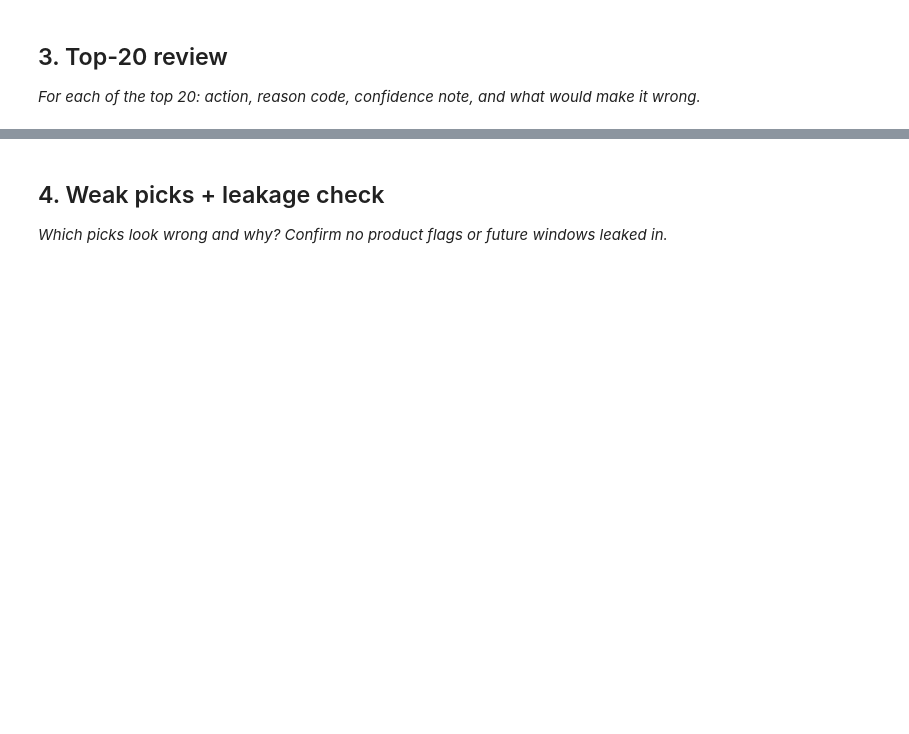
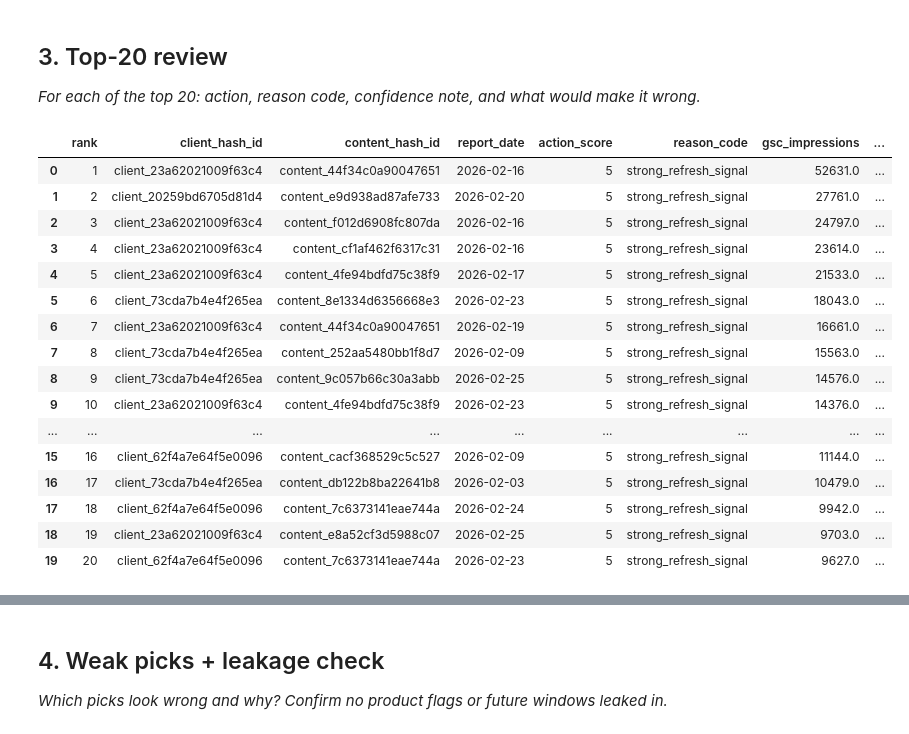
Before and after one commit to SamarthD07/flyrank-ml-internship, a Jupyter notebook: work/notebooks/w04_baseline_score.ipynb, the cells around one changed output, grey strips where cells are left out. Cells and saved outputs as stored; diff of their text form; code cells hidden in the pictures; blank space fills up the shorter version.

```diff
--- a/work/notebooks/w04_baseline_score.ipynb
+++ b/work/notebooks/w04_baseline_score.ipynb
@@ -22,0 +31,20 @@ This skeleton is yours to fill. Work the sections **in order** — each one has
+# %%
+from google.colab import userdata
+from huggingface_hub import hf_hub_download
+import pandas as pd
+
+HF_TOKEN = userdata.get("HF_TOKEN")
+
+feb_file = hf_hub_download(
+    repo_id="FlyRank/internship-warehouse",
+    filename="fact_content_daily_performance/month=2026-02/data_0.parquet",
+    repo_type="dataset",
+    token=HF_TOKEN
+)
+
+feb = pd.read_parquet(feb_file)
+
+print("February data loaded")
+print("Rows:", len(feb))
+print("Date range:", feb["report_date"].min(), "to", feb["report_date"].max())
+print("Columns:", len(feb.columns))
@@ -27,3 +175,32 @@ This skeleton is yours to fill. Work the sections **in order** — each one has
 # %%
 # This cell is for CODE (numbers, a query, a check).
 # Write your text answer in the cell ABOVE this one — typing sentences here breaks Run All.
+display(df[[
+    "rank",
+    "client_hash_id",
+    "content_hash_id",
+    "report_date",
+    "action_score",
+    "reason_code",
+    "gsc_impressions",
+    "gsc_clicks",
+    "gsc_avg_position"
+]].head(20))
+# %% [output]
+|  | rank | client_hash_id | content_hash_id | report_date | action_score | reason_code | gsc_impressions | ... |
+| 0 | 1 | client_23a62021009f63c4 | content_44f34c0a90047651 | 2026-02-16 | 5 | strong_refresh_signal | 52631.0 | ... |
+| 1 | 2 | client_20259bd6705d81d4 | content_e9d938ad87afe733 | 2026-02-20 | 5 | strong_refresh_signal | 27761.0 | ... |
+| 2 | 3 | client_23a62021009f63c4 | content_f012d6908fc807da | 2026-02-16 | 5 | strong_refresh_signal | 24797.0 | ... |
+| 3 | 4 | client_23a62021009f63c4 | content_cf1af462f6317c31 | 2026-02-16 | 5 | strong_refresh_signal | 23614.0 | ... |
+| 4 | 5 | client_23a62021009f63c4 | content_4fe94bdfd75c38f9 | 2026-02-17 | 5 | strong_refresh_signal | 21533.0 | ... |
+| 5 | 6 | client_73cda7b4e4f265ea | content_8e1334d6356668e3 | 2026-02-23 | 5 | strong_refresh_signal | 18043.0 | ... |
+| 6 | 7 | client_23a62021009f63c4 | content_44f34c0a90047651 | 2026-02-19 | 5 | strong_refresh_signal | 16661.0 | ... |
+| 7 | 8 | client_73cda7b4e4f265ea | content_252aa5480bb1f8d7 | 2026-02-09 | 5 | strong_refresh_signal | 15563.0 | ... |
+| 8 | 9 | client_73cda7b4e4f265ea | content_9c057b66c30a3abb | 2026-02-25 | 5 | strong_refresh_signal | 14576.0 | ... |
+| 9 | 10 | client_23a62021009f63c4 | content_4fe94bdfd75c38f9 | 2026-02-23 | 5 | strong_refresh_signal | 14376.0 | ... |
+| ... | ... | ... | ... | ... | ... | ... | ... | ... |
+| 15 | 16 | client_62f4a7e64f5e0096 | content_cacf368529c5c527 | 2026-02-09 | 5 | strong_refresh_signal | 11144.0 | ... |
+| 16 | 17 | client_73cda7b4e4f265ea | content_db122b8ba22641b8 | 2026-02-03 | 5 | strong_refresh_signal | 10479.0 | ... |
+| 17 | 18 | client_62f4a7e64f5e0096 | content_7c6373141eae744a | 2026-02-24 | 5 | strong_refresh_signal | 9942.0 | ... |
+| 18 | 19 | client_23a62021009f63c4 | content_e8a52cf3d5988c07 | 2026-02-25 | 5 | strong_refresh_signal | 9703.0 | ... |
+| 19 | 20 | client_62f4a7e64f5e0096 | content_7c6373141eae744a | 2026-02-23 | 5 | strong_refresh_signal | 9627.0 | ... |
```
Also changed, not shown: parts of 8 cells of this notebook.
